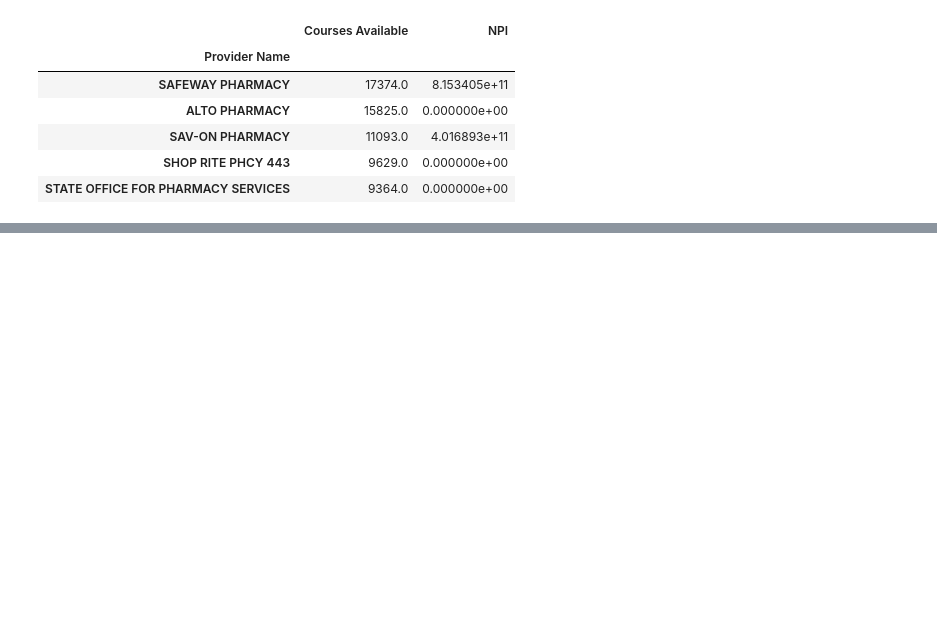
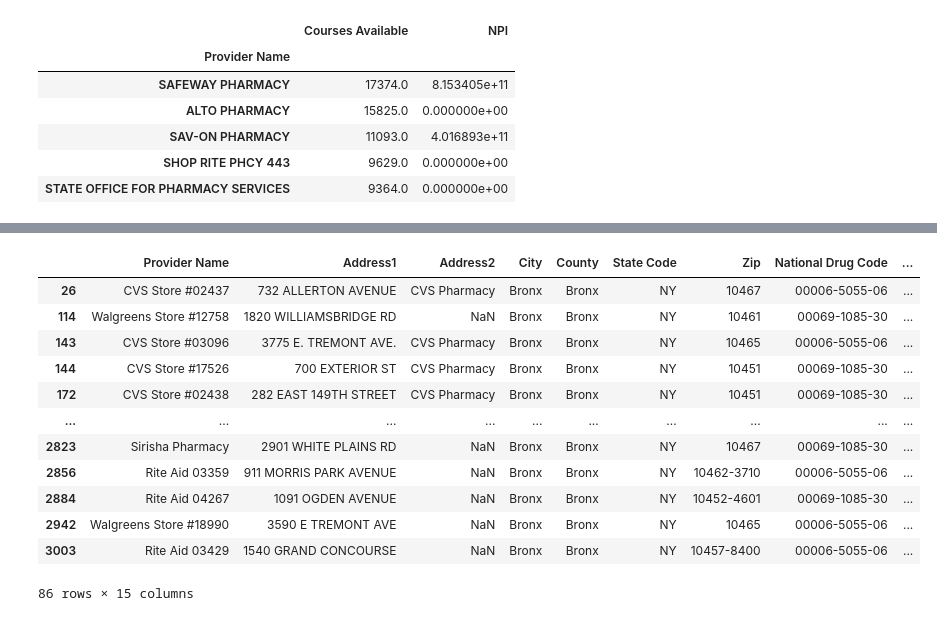
Before and after one commit to candacepedraza61/antivirals, a Jupyter notebook: antiviral-notebook.ipynb, the cells around one changed output, grey strips where cells are left out. Cells and saved outputs as stored; diff of their text form; code cells hidden in the pictures; blank space fills up the shorter version.

```diff
--- a/antiviral-notebook.ipynb
+++ b/antiviral-notebook.ipynb
@@ -333,0 +354,17 @@ df_kings
+# %%
+ny_df_bronx = ny_df_bronx = ny_df[ny_df["County"] == "Bronx"]
+ny_df_bronx
+# %% [output]
+|  | Provider Name | Address1 | Address2 | City | County | State Code | Zip | National Drug Code | ... |
+| 26 | CVS Store #02437 | 732 ALLERTON AVENUE | CVS Pharmacy | Bronx | Bronx | NY | 10467 | 00006-5055-06 | ... |
+| 114 | Walgreens Store #12758 | 1820 WILLIAMSBRIDGE RD | NaN | Bronx | Bronx | NY | 10461 | 00069-1085-30 | ... |
+| 143 | CVS Store #03096 | 3775 E. TREMONT AVE. | CVS Pharmacy | Bronx | Bronx | NY | 10465 | 00006-5055-06 | ... |
+| 144 | CVS Store #17526 | 700 EXTERIOR ST | CVS Pharmacy | Bronx | Bronx | NY | 10451 | 00069-1085-30 | ... |
+| 172 | CVS Store #02438 | 282 EAST 149TH STREET | CVS Pharmacy | Bronx | Bronx | NY | 10451 | 00069-1085-30 | ... |
+| ... | ... | ... | ... | ... | ... | ... | ... | ... | ... |
+| 2823 | Sirisha Pharmacy | 2901 WHITE PLAINS RD | NaN | Bronx | Bronx | NY | 10467 | 00069-1085-30 | ... |
+| 2856 | Rite Aid 03359 | 911 MORRIS PARK AVENUE | NaN | Bronx | Bronx | NY | 10462-3710 | 00006-5055-06 | ... |
+| 2884 | Rite Aid 04267 | 1091 OGDEN AVENUE | NaN | Bronx | Bronx | NY | 10452-4601 | 00069-1085-30 | ... |
+| 2942 | Walgreens Store #18990 | 3590 E TREMONT AVE | NaN | Bronx | Bronx | NY | 10465 | 00006-5055-06 | ... |
+| 3003 | Rite Aid 03429 | 1540 GRAND CONCOURSE | NaN | Bronx | Bronx | NY | 10457-8400 | 00006-5055-06 | ... |
+86 rows × 15 columns
```
Also changed, not shown: parts of 14 cells of this notebook.
